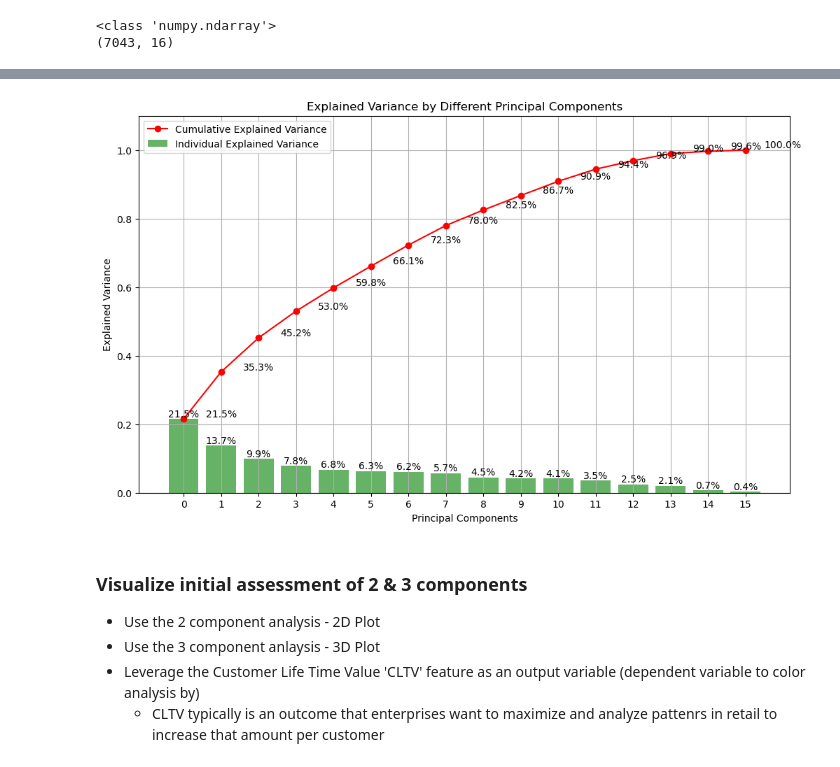
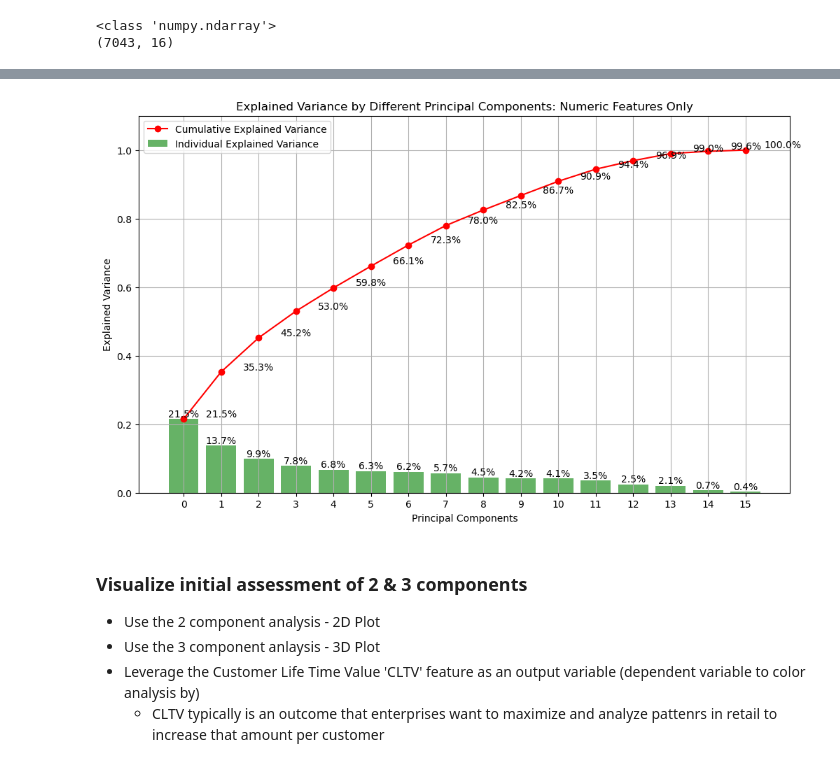
Before and after one commit to kesavan2017/ucbe-AIML-tryit-exercise-62, a Jupyter notebook: tryit_6.2.ipynb, the cells around one changed output, grey strips where cells are left out. Saved outputs shown, nothing was run; the diff lists cells and outputs as text; code cells hidden in the pictures.

```diff
--- a/tryit_6.2.ipynb
+++ b/tryit_6.2.ipynb
@@ -276,35 +276,35 @@ plt.show()
 # %%
 # Create the bar plot for individual variances
 # Reference Medium Blog Article for code reuse for problem: https://medium.com/@megha.natarajan/understanding-cumulative-explained-variance-in-pca-with-python-653e3592a77c
 
 cumulitive_variance_explained = ''
 
 cumulitive_variance_explained = np.cumsum(pca.explained_variance_ratio_)
 
 plt.figure(figsize=(12, 7))
 bar = plt.bar(range(0, 16), pca.explained_variance_ratio_, alpha=0.6, color='g', label='Individual Explained Variance')
 
 # Create the line plot for cumulative variance
 line = plt.plot(cumulitive_variance_explained, marker='o', linestyle='-', color='r',
                 label='Cumulative Explained Variance')
 
 # Adding percentage values on top of bars and dots
 for i, (bar, cum_val) in enumerate(zip(bar, cumulitive_variance_explained)):
     plt.text(bar.get_x() + bar.get_width() / 2, bar.get_height(), f'{pca.explained_variance_ratio_[i]*100:.1f}%',
              ha='center', va='bottom')
     plt.text(i+1, cum_val, f'{cum_val*100:.1f}%', ha='center', va='bottom')
 
 # Aesthetics for the plot
 plt.xlabel('Principal Components')
 plt.ylabel('Explained Variance')
-plt.title('Explained Variance by Different Principal Components')
+plt.title('Explained Variance by Different Principal Components: Numeric Features Only')
 plt.xticks(range(0, 16))
 plt.legend(loc='upper left')
 plt.ylim(0, 1.1)  # extend y-axis limit to accommodate text labels
 plt.grid(True)
 plt.show()
 # %% [output]
-[figure, old version]
+[figure, new version]
 # %% [markdown]
 ### Visualize initial assessment of 2 & 3 components
 - Use the 2 component analysis - 2D Plot
```
Also changed, not shown: parts of 13 cells of this notebook.
